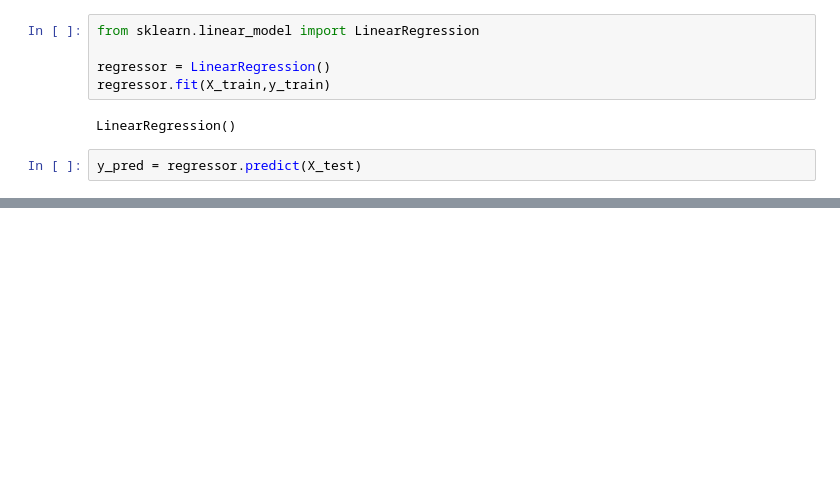
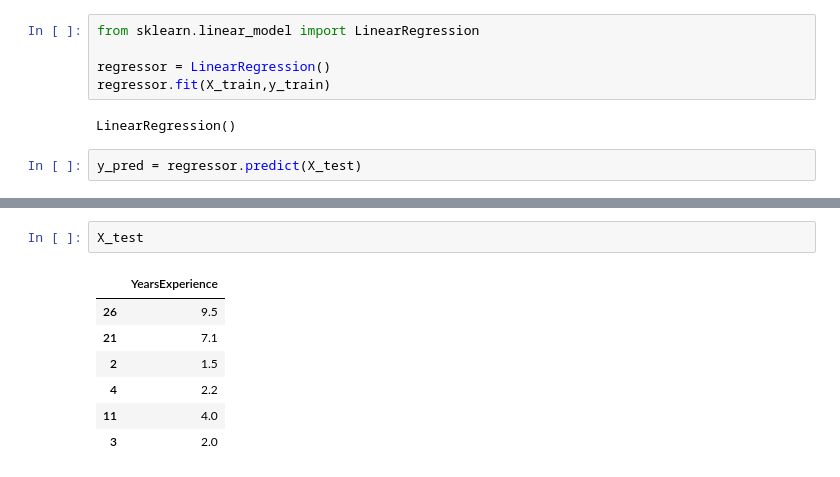
Before and after one commit to VandanaJada/Machine-Learning-Models, a Jupyter notebook: Supervised_Learning/Linear_Regression/Simple_Linear_Regression.ipynb, the cells around one changed output, grey strips where cells are left out. Drawn from its saved outputs; the diff is of its cells as text; blank space fills up the shorter version.

```diff
--- a/Supervised_Learning/Linear_Regression/Simple_Linear_Regression.ipynb
+++ b/Supervised_Learning/Linear_Regression/Simple_Linear_Regression.ipynb
@@ -85,0 +156,10 @@ plt.show()
+# %%
+X_test
+# %% [output]
+|  | YearsExperience |
+| 26 | 9.5 |
+| 21 | 7.1 |
+| 2 | 1.5 |
+| 4 | 2.2 |
+| 11 | 4.0 |
+| 3 | 2.0 |
```
Also changed, not shown: parts of 11 cells of this notebook.
